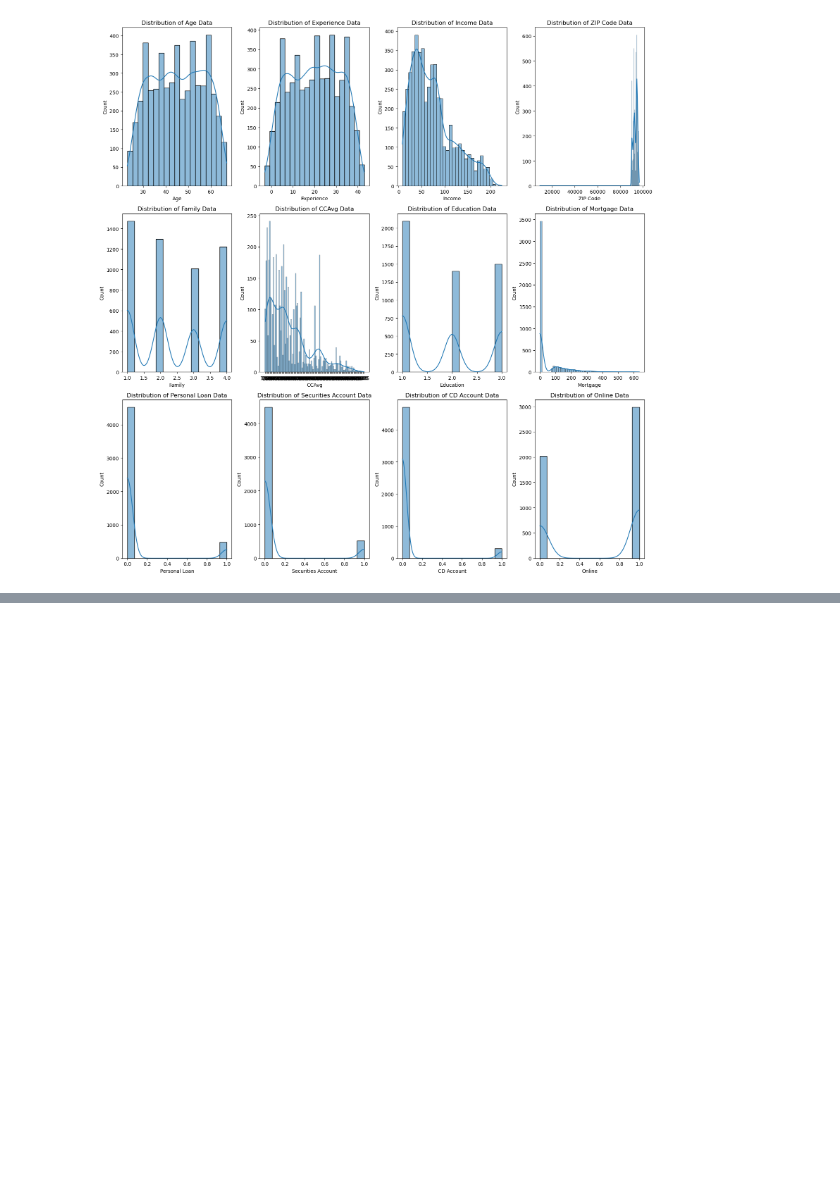
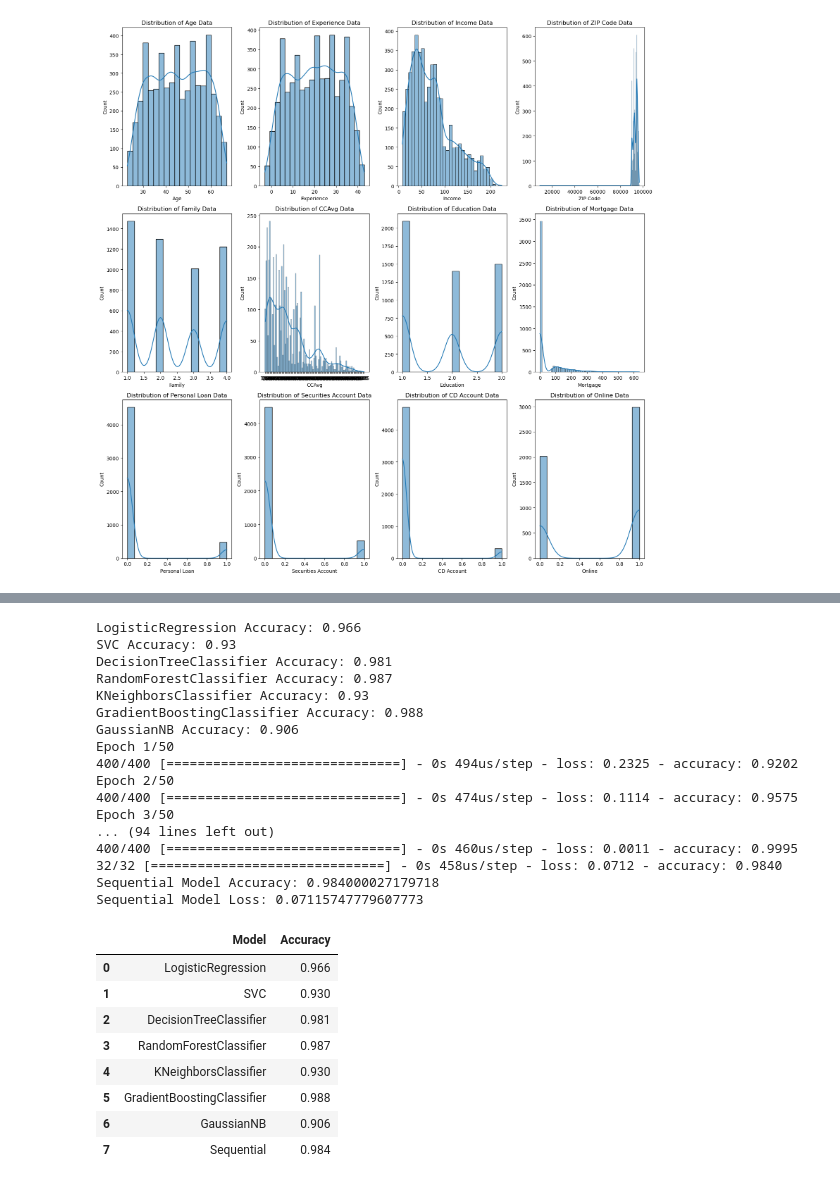
Before and after one commit to MaukanMir/Bank-Loan-Classifier, a Jupyter notebook: tranining.ipynb, the cells around one changed output, grey strips where cells are left out. Drawn from its saved outputs; the diff is of its cells as text; code cells hidden in the pictures; blank space fills up the shorter version.

Commit message:
Model is overfitting

```diff
--- a/tranining.ipynb
+++ b/tranining.ipynb
@@ -139,0 +163,60 @@ for i, col in enumerate(df.columns[:-1]):
+# %%
+features_to_encode = ["CCAvg"]
+
+
+# Instantiate the encoder
+encoder = OneHotEncoder(sparse=False)
+
+# Fit and transform the data
+encoded_data = encoder.fit_transform(df[features_to_encode])
+
+# Create a DataFrame with the encoded data
+encoded_df = pd.DataFrame(encoded_data, columns=encoder.get_feature_names_out(features_to_encode))
+
+# Reset index of your original DataFrame if it's not in default sequential order
+df.reset_index(drop=True, inplace=True)
+
+# Concatenate the original DataFrame with the new encoded DataFrame
+df = pd.concat([df, encoded_df], axis=1)
+
+# Optionally, drop the original columns
+df.drop(features_to_encode, axis=1, inplace=True)
+# %%
+X, y = df.drop("Personal Loan", axis=1), df["Personal Loan"]
+
+
+X_train, X_test, y_train_encoded, y_test_encoded = train_test_split(X, y, test_size=0.2, random_state=42)
+
+scaler = StandardScaler()
+
+X_train_scaled, X_test_scaled = scaler.fit_transform(X_train), scaler.transform(X_test)
+
+models = run_all_models(X_train_scaled, X_test_scaled, y_train_encoded, y_test_encoded)
+models
+# %% [output]
+LogisticRegression Accuracy: 0.966
+SVC Accuracy: 0.93
+DecisionTreeClassifier Accuracy: 0.981
+RandomForestClassifier Accuracy: 0.987
+KNeighborsClassifier Accuracy: 0.93
+GradientBoostingClassifier Accuracy: 0.988
+GaussianNB Accuracy: 0.906
+Epoch 1/50
+400/400 [==============================] - 0s 494us/step - loss: 0.2325 - accuracy: 0.9202
+Epoch 2/50
+400/400 [==============================] - 0s 474us/step - loss: 0.1114 - accuracy: 0.9575
+Epoch 3/50
+... (94 lines left out)
+400/400 [==============================] - 0s 460us/step - loss: 0.0011 - accuracy: 0.9995
+32/32 [==============================] - 0s 458us/step - loss: 0.0712 - accuracy: 0.9840
+Sequential Model Accuracy: 0.984000027179718
+Sequential Model Loss: 0.07115747779607773
+|  | Model | Accuracy |
+| 0 | LogisticRegression | 0.966 |
+| 1 | SVC | 0.930 |
+| 2 | DecisionTreeClassifier | 0.981 |
+| 3 | RandomForestClassifier | 0.987 |
+| 4 | KNeighborsClassifier | 0.930 |
+| 5 | GradientBoostingClassifier | 0.988 |
+| 6 | GaussianNB | 0.906 |
+| 7 | Sequential | 0.984 |
```
Also changed, not shown: parts of 1 cell of this notebook.
